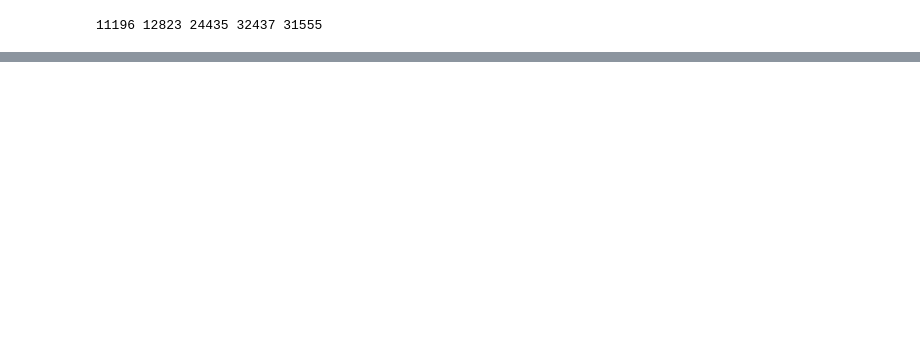
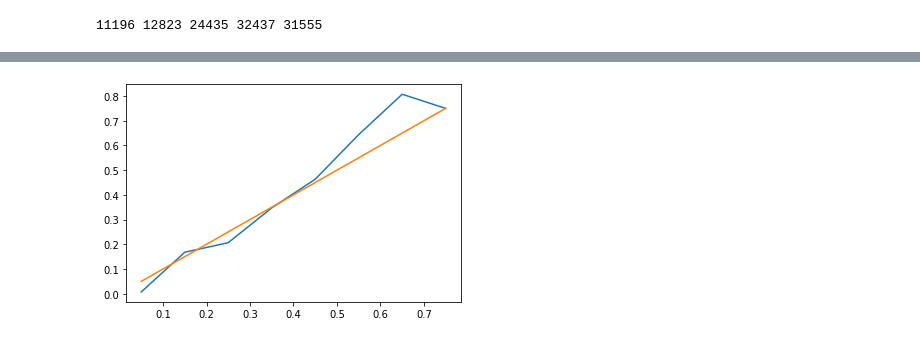
Before and after one commit to aruasouza/amcred, a Jupyter notebook: testing.ipynb, the cells around one changed output, grey strips where cells are left out. Drawn from its saved outputs; the diff is of its cells as text; code cells hidden in the pictures; blank space fills up the shorter version.

```diff
--- a/testing.ipynb
+++ b/testing.ipynb
@@ -6,6 +6,20 @@ from datetime import datetime
 import random
 import matplotlib.pyplot as plt
 from api_model import calculate
+# %%
+def proba_data(real,pred,step):
+    y = []
+    x = []
+    i = 0
+    while i < len(real):
+        ones = len(pred[(pred < i + step) & (pred >= i) & (real == 1)])
+        all = len(pred[(pred < i + step) & (pred >= i)])
+        if all == 0:
+            break
+        y.append(ones / all)
+        x.append(i + (step / 2))
+        i += step
+    return x,y
 # %%
 df1 = pd.read_excel('BLUSOL/CLIENTES BLUSOL 2019.xlsx')
 df2 = pd.read_excel('BLUSOL/CLIENTES BLUSOL 2020.xlsx')
@@ -63,0 +78,7 @@ _ = plt.scatter(prediction[y_test == 1],np.random.rand(len(prediction[y_test ==
+# %%
+probx,proby = proba_data(y_test,prediction,0.1)
+plt.plot(probx,proby)
+plt.plot(probx,probx)
+plt.show()
+# %% [output]
+[figure, added]
```
Also changed, not shown: parts of 1 cell of this notebook, 19 other files.
